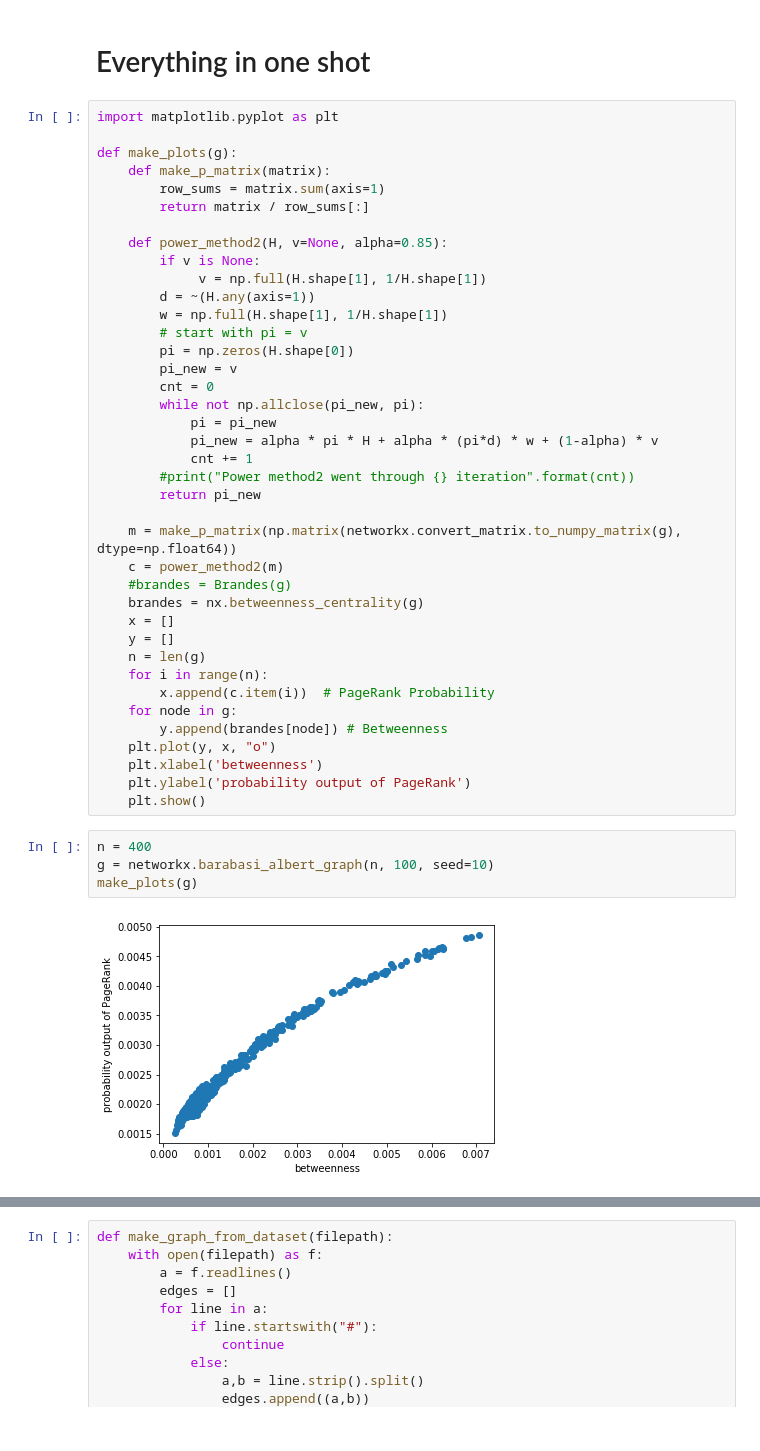
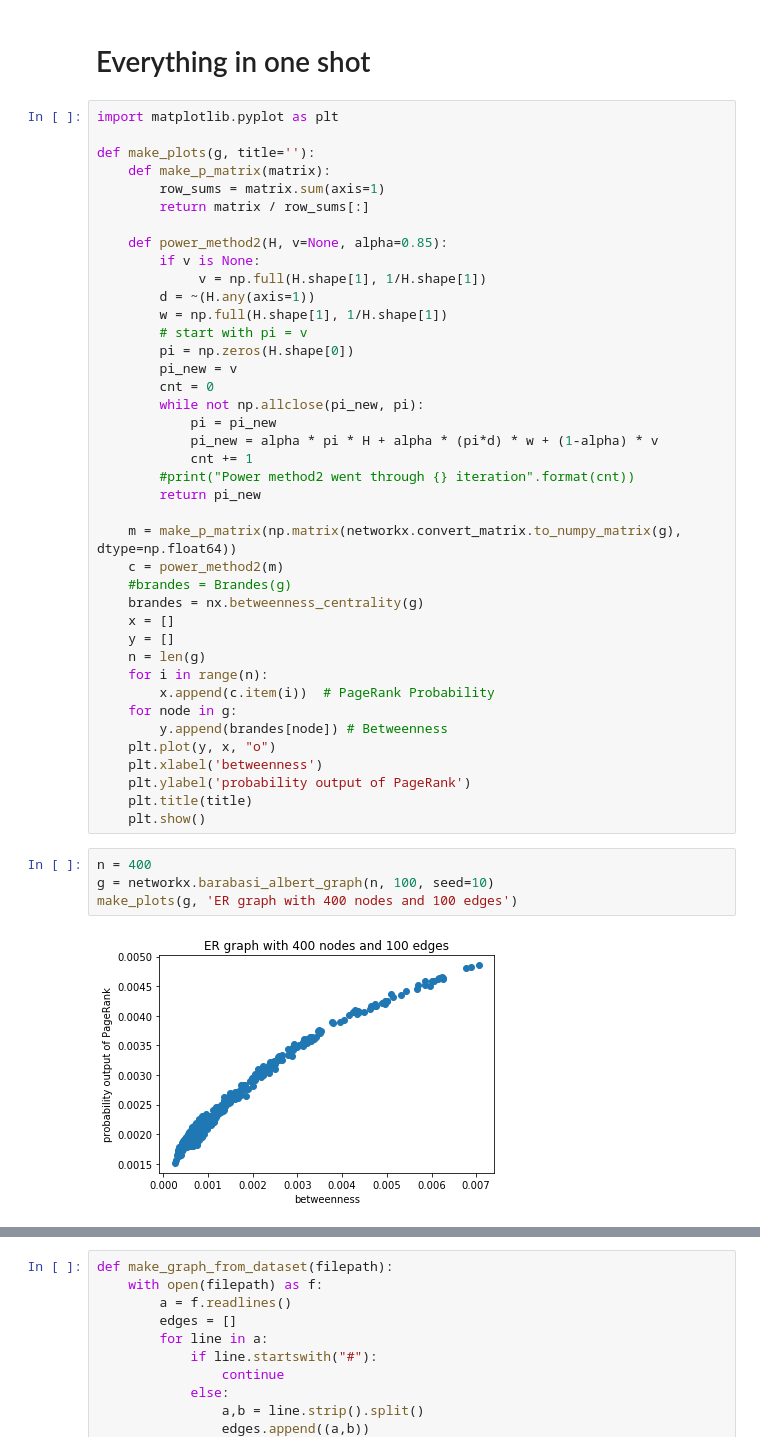
Before and after one commit to Complexity-OutRanked/PageRank, a Jupyter notebook: code/WebExperiment.ipynb, the cells around one changed output, grey strips where cells are left out. Drawn from its saved outputs; the diff is of its cells as text.

Commit message:
Modified figures to have titles

```diff
--- a/code/WebExperiment.ipynb
+++ b/code/WebExperiment.ipynb
@@ -167,7 +167,7 @@ plt.show()
 # %%
 import matplotlib.pyplot as plt
 
-def make_plots(g):
+def make_plots(g, title=''):
     def make_p_matrix(matrix):
         row_sums = matrix.sum(axis=1)
         return matrix / row_sums[:]
@@ -202,13 +202,14 @@ def make_plots(g):
     plt.plot(y, x, "o")
     plt.xlabel('betweenness')
     plt.ylabel('probability output of PageRank')
+    plt.title(title)
     plt.show()
 # %%
 n = 400
 g = networkx.barabasi_albert_graph(n, 100, seed=10)
-make_plots(g)
+make_plots(g, 'ER graph with 400 nodes and 100 edges')
 # %% [output]
-[figure, old version]
+[figure, new version]
 # %%
 n = 500
 g = networkx.barabasi_albert_graph(n, n//10, seed=10)
```
Also changed, not shown: parts of 7 cells of this notebook, 1 other file.
